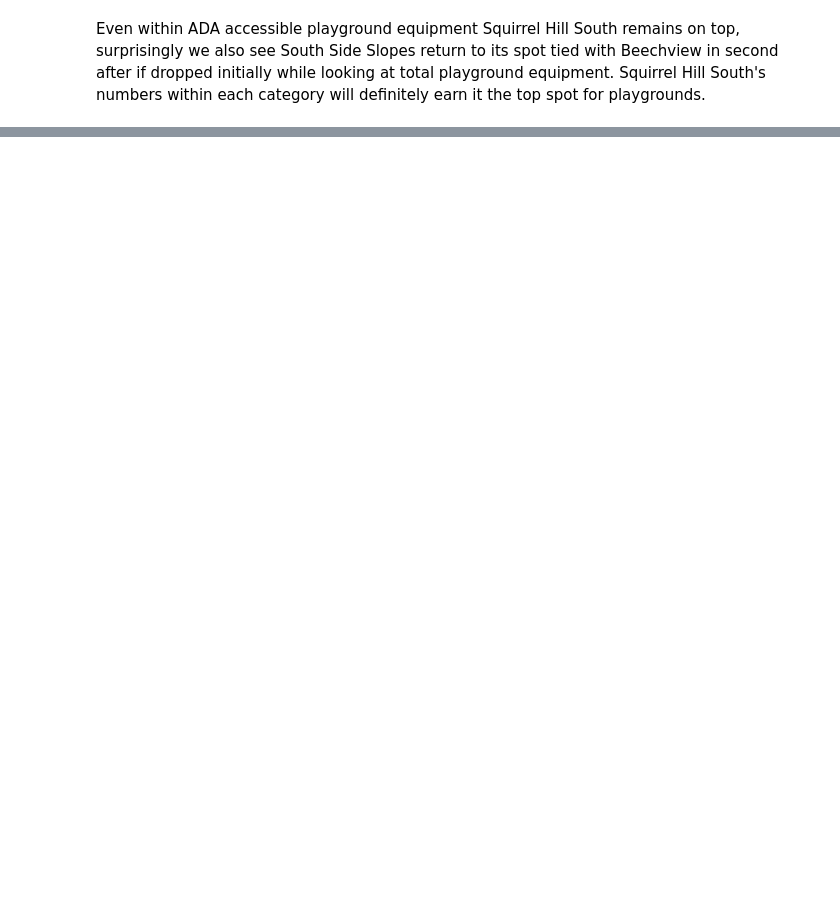
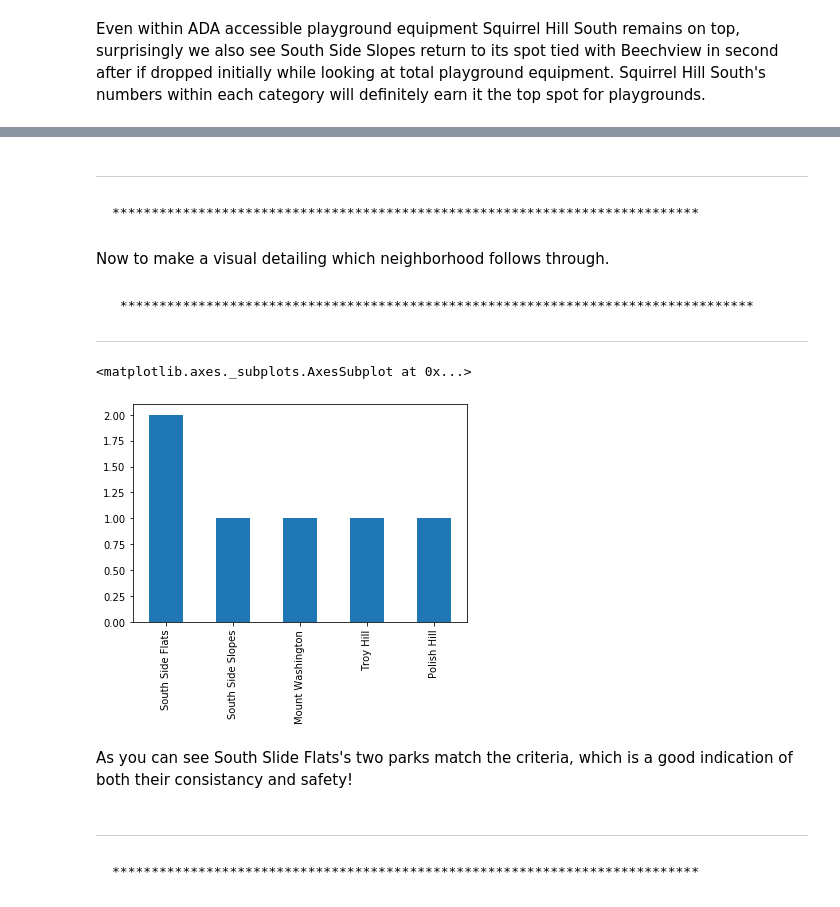
Before and after one commit to scs128/cmpinf-final-project, a Jupyter notebook: final-project.ipynb, the cells around one changed output, grey strips where cells are left out. Drawn from its saved outputs; the diff is of its cells as text; code cells hidden in the pictures; blank space fills up the shorter version.

```diff
--- a/final-project.ipynb
+++ b/final-project.ipynb
@@ -386,0 +508,4 @@ Even within ADA accessible playground equipment Squirrel Hill South remains on t
+# %%
+less_risk_of_crime = pitt_pools["police_zone"] <= 3
+safer_zone = pitt_pools[less_risk_of_crime]
+safer_zone.head()
@@ -386,0 +542,19 @@ Even within ADA accessible playground equipment Squirrel Hill South remains on t
+# %% [markdown]
+ _____________________________________________________________________________________
+    ***************************************************************************
+# %% [markdown]
+Now to make a visual detailing which neighborhood follows through.
+# %% [markdown]
+     *********************************************************************************
+_________________________________________________________________________________________
+# %%
+safer_zone["neighborhood"].value_counts().head().plot(kind="bar")
+# %% [output]
+<matplotlib.axes._subplots.AxesSubplot at 0x...>
+[figure, added]
+# %% [markdown]
+As you can see South Slide Flats's two parks match the criteria, which is a good indication of
+both their consistancy and safety!
+# %% [markdown]
+_____________________________________________________________________________________
+    ***************************************************************************
```
Also changed, not shown: parts of 59 cells of this notebook.
